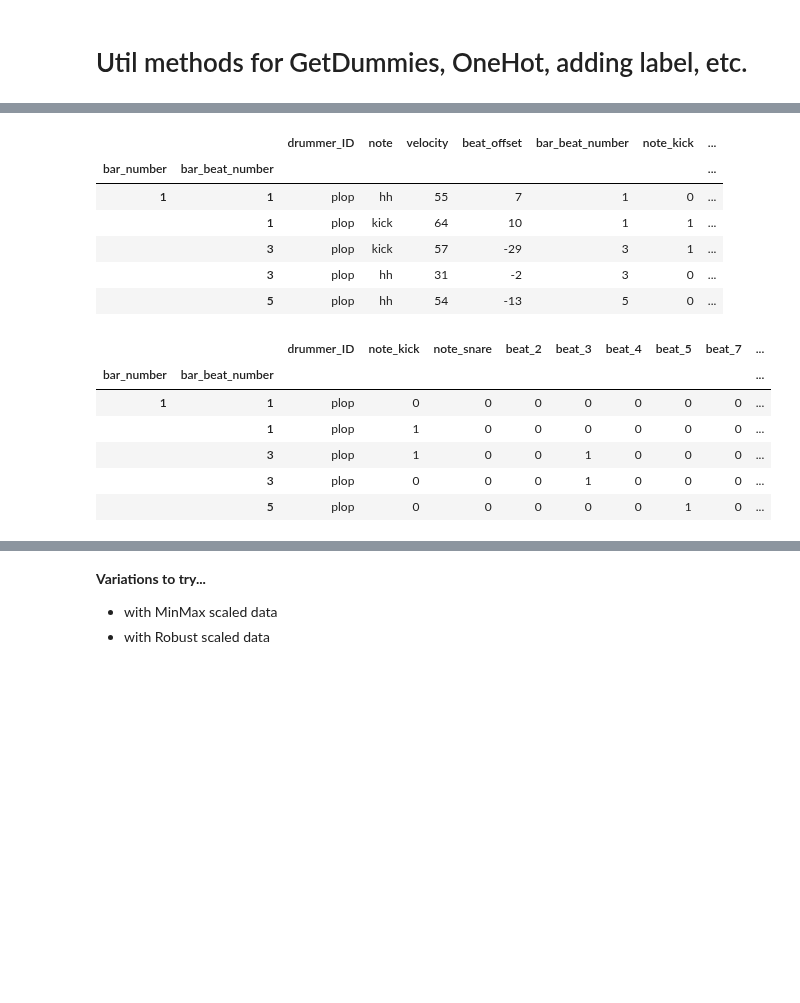
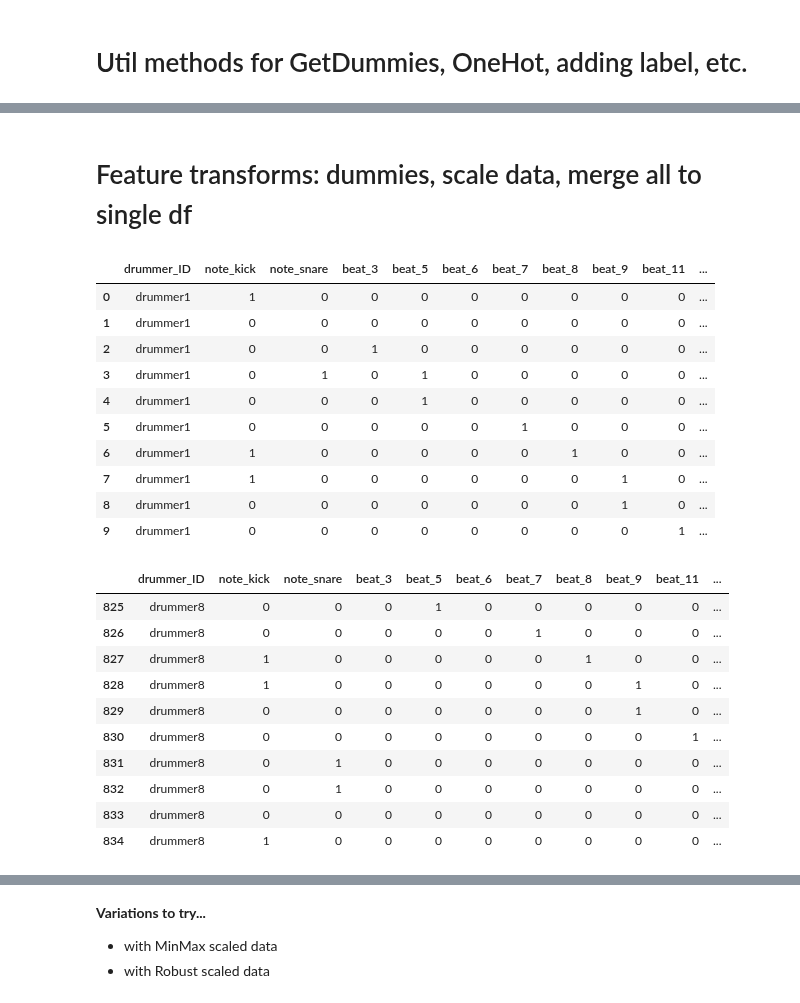
Before and after one commit to curtiscu/LYIT, a Jupyter notebook: ML_Models_2020_08_24.ipynb, the cells around one changed output, grey strips where cells are left out. Cells and saved outputs as stored; diff of their text form; code cells hidden in the pictures; blank space fills up the shorter version.

```diff
--- a/ML_Models_2020_08_24.ipynb
+++ b/ML_Models_2020_08_24.ipynb
@@ -357,15 +343,0 @@ See...
-# %%
-style_filter = "1_funk-groove1"  # first style to experiment with
-
-for next_file in all_drummer_data.keys():
-  perf_data = all_drummer_data[next_file]
-  file_name = perf_data.file_wrapper.my_file_name
-  df_1 = perf_data.tight_df
-  if style_filter in file_name:
-    print('data for: {}'.format(file_name))
-    df_1['beat_offset'].groupby(df_1['note']).describe()
-    df_1['velocity'].groupby(df_1['note']).describe()
-    _ = df_1.boxplot(by='note', column=['beat_offset', 'velocity'], figsize=(14, 8))
-    #plt.title("")
-    _ = plt.suptitle("")
-    _ = plt.show()
@@ -742,10 +343,0 @@ From: https://jamesmccaffrey.wordpress.com/2020/08/10/data-prep-for-machine-lear
-# %%
-# Experimenting with manual normalisation...
-x = [1, 2, 3, 4]
-
-def normalize(x):
-    maxx, minx = max(x), min(x)
-    max_minus_min = maxx - minx
-    return [(elt - minx) / max_minus_min for elt in x]
-
-print(normalize(x))
@@ -998,26 +486,35 @@ df1.head()
+# %% [markdown]
+# Feature transforms: dummies, scale data, merge all to single df
 # %%
-tmp_df_1 = getDummies(df1)
+all_data = pd.concat(songs_data)
+all_data.reset_index(inplace=True, drop=True)
+
+tmp_df_1 = getDummies(all_data)
 tmp_df_2 = getScaling(tmp_df_1)
-tmp_df_3 = addLabelCol(tmp_df_2, 'plop')
-
-tmp_df_3.head()
-
-# drop velocity,beat_offset,bar_beat_number, note
-tmp_df_3.drop(['velocity','beat_offset','bar_beat_number', 'note'],axis=1, inplace=True)
-
-tmp_df_3.head()
+tmp_df_2.drop(['velocity','beat_offset','bar_beat_number', 'note'],axis=1, inplace=True)
+data = tmp_df_2
+data.head(10)
+data.tail(10)
 # %% [output]
-|  |  | drummer_ID | note | velocity | beat_offset | bar_beat_number | note_kick | ... |
-| bar_number | bar_beat_number |  |  |  |  |  |  | ... |
-| 1 | 1 | plop | hh | 55 | 7 | 1 | 0 | ... |
-|  | 1 | plop | kick | 64 | 10 | 1 | 1 | ... |
-|  | 3 | plop | kick | 57 | -29 | 3 | 1 | ... |
-|  | 3 | plop | hh | 31 | -2 | 3 | 0 | ... |
-|  | 5 | plop | hh | 54 | -13 | 5 | 0 | ... |
+|  | drummer_ID | note_kick | note_snare | beat_3 | beat_5 | beat_6 | beat_7 | beat_8 | beat_9 | beat_11 | ... |
+| 0 | drummer1 | 1 | 0 | 0 | 0 | 0 | 0 | 0 | 0 | 0 | ... |
+| 1 | drummer1 | 0 | 0 | 0 | 0 | 0 | 0 | 0 | 0 | 0 | ... |
+| 2 | drummer1 | 0 | 0 | 1 | 0 | 0 | 0 | 0 | 0 | 0 | ... |
+| 3 | drummer1 | 0 | 1 | 0 | 1 | 0 | 0 | 0 | 0 | 0 | ... |
+| 4 | drummer1 | 0 | 0 | 0 | 1 | 0 | 0 | 0 | 0 | 0 | ... |
+| 5 | drummer1 | 0 | 0 | 0 | 0 | 0 | 1 | 0 | 0 | 0 | ... |
+| 6 | drummer1 | 1 | 0 | 0 | 0 | 0 | 0 | 1 | 0 | 0 | ... |
+| 7 | drummer1 | 1 | 0 | 0 | 0 | 0 | 0 | 0 | 1 | 0 | ... |
+| 8 | drummer1 | 0 | 0 | 0 | 0 | 0 | 0 | 0 | 1 | 0 | ... |
+| 9 | drummer1 | 0 | 0 | 0 | 0 | 0 | 0 | 0 | 0 | 1 | ... |
-|  |  | drummer_ID | note_kick | note_snare | beat_2 | beat_3 | beat_4 | beat_5 | beat_7 | ... |
-| bar_number | bar_beat_number |  |  |  |  |  |  |  |  | ... |
-| 1 | 1 | plop | 0 | 0 | 0 | 0 | 0 | 0 | 0 | ... |
-|  | 1 | plop | 1 | 0 | 0 | 0 | 0 | 0 | 0 | ... |
-|  | 3 | plop | 1 | 0 | 0 | 1 | 0 | 0 | 0 | ... |
-|  | 3 | plop | 0 | 0 | 0 | 1 | 0 | 0 | 0 | ... |
-|  | 5 | plop | 0 | 0 | 0 | 0 | 0 | 1 | 0 | ... |
+|  | drummer_ID | note_kick | note_snare | beat_3 | beat_5 | beat_6 | beat_7 | beat_8 | beat_9 | beat_11 | ... |
+| 825 | drummer8 | 0 | 0 | 0 | 1 | 0 | 0 | 0 | 0 | 0 | ... |
+| 826 | drummer8 | 0 | 0 | 0 | 0 | 0 | 1 | 0 | 0 | 0 | ... |
+| 827 | drummer8 | 1 | 0 | 0 | 0 | 0 | 0 | 1 | 0 | 0 | ... |
+| 828 | drummer8 | 1 | 0 | 0 | 0 | 0 | 0 | 0 | 1 | 0 | ... |
+| 829 | drummer8 | 0 | 0 | 0 | 0 | 0 | 0 | 0 | 1 | 0 | ... |
+| 830 | drummer8 | 0 | 0 | 0 | 0 | 0 | 0 | 0 | 0 | 1 | ... |
+| 831 | drummer8 | 0 | 1 | 0 | 0 | 0 | 0 | 0 | 0 | 0 | ... |
+| 832 | drummer8 | 0 | 1 | 0 | 0 | 0 | 0 | 0 | 0 | 0 | ... |
+| 833 | drummer8 | 0 | 0 | 0 | 0 | 0 | 0 | 0 | 0 | 0 | ... |
+| 834 | drummer8 | 1 | 0 | 0 | 0 | 0 | 0 | 0 | 0 | 0 | ... |
```
Also changed, not shown: parts of 78 cells of this notebook.
